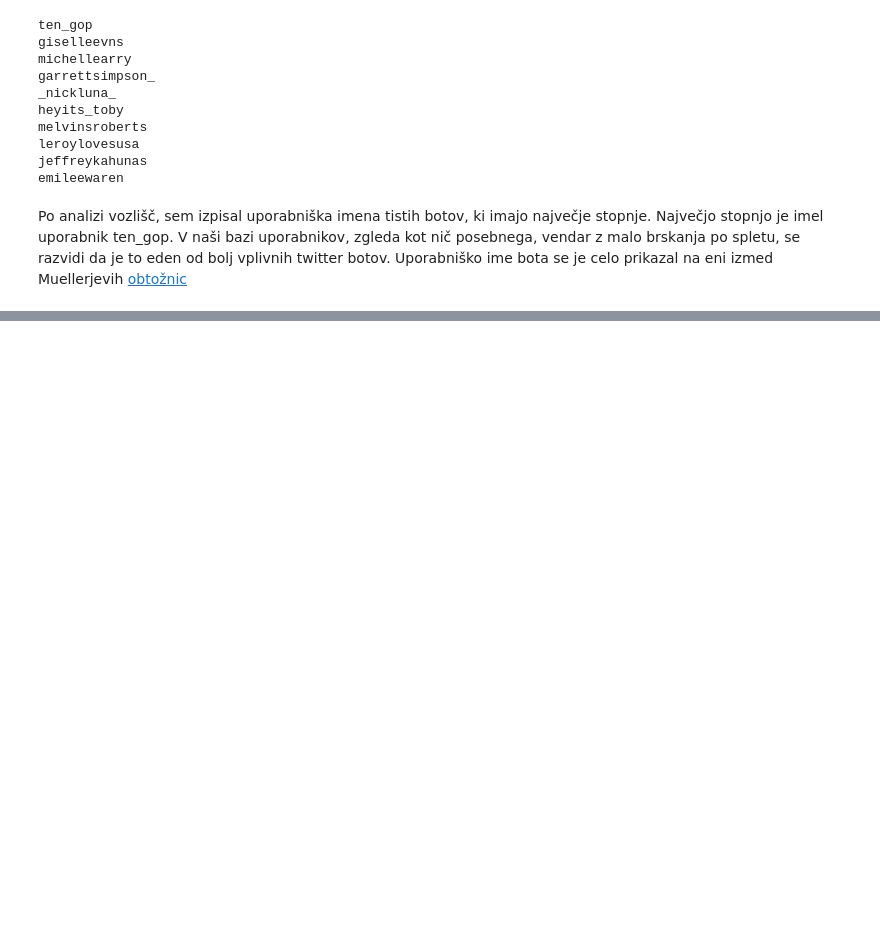
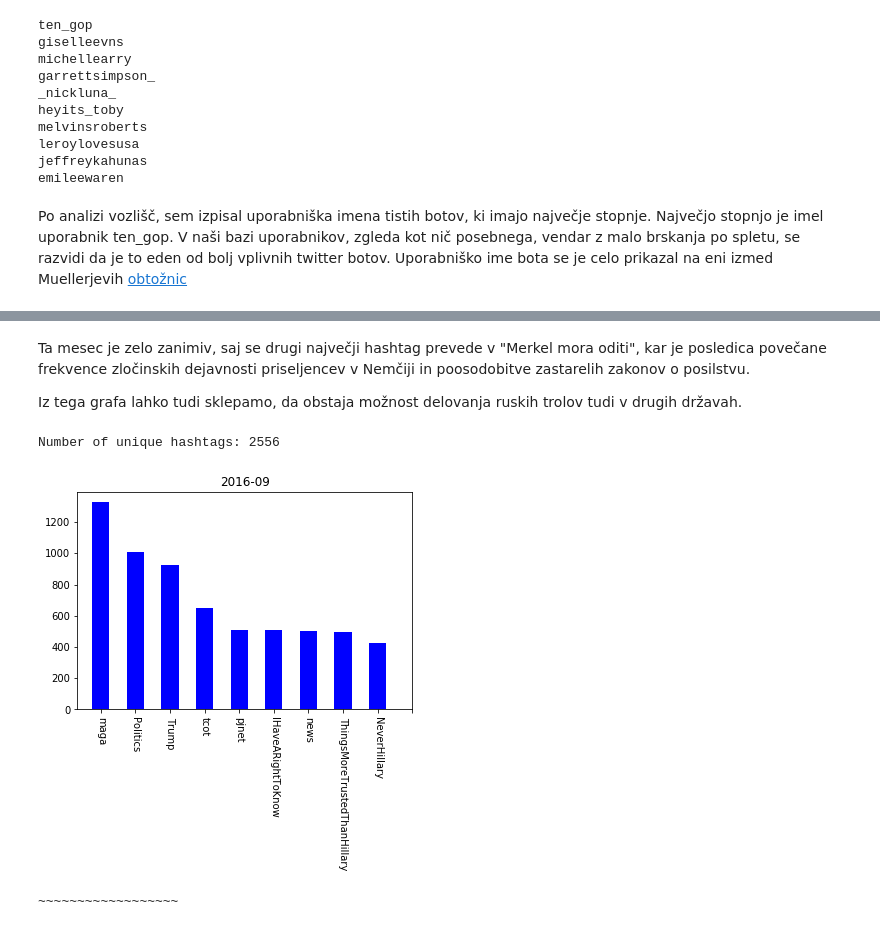
Before and after one commit to jk7716/ZBGMMFUKJK, a Jupyter notebook: report.ipynb, the cells around one changed output, grey strips where cells are left out. Saved outputs shown, nothing was run; the diff lists cells and outputs as text; code cells hidden in the pictures; blank space fills up the shorter version.

```diff
--- a/report.ipynb
+++ b/report.ipynb
@@ -273,0 +305,10 @@ ten_gop. V naši bazi uporabnikov, zgleda kot nič posebnega, vendar z malo brsk
+# %% [markdown]
+Ta mesec je zelo zanimiv, saj se drugi največji hashtag prevede v "Merkel mora oditi", kar je posledica povečane frekvence zločinskih dejavnosti priseljencev v Nemčiji in poosodobitve zastarelih zakonov o posilstvu.
+
+Iz tega grafa lahko tudi sklepamo, da obstaja možnost delovanja ruskih trolov tudi v drugih državah.
+# %%
+Read.quick_dated_tweet(data.dated_tweets,"2016-09")
+# %% [output]
+Number of unique hashtags: 2556
+[figure, added]
+~~~~~~~~~~~~~~~~~~
```
Also changed, not shown: parts of 13 cells of this notebook.
